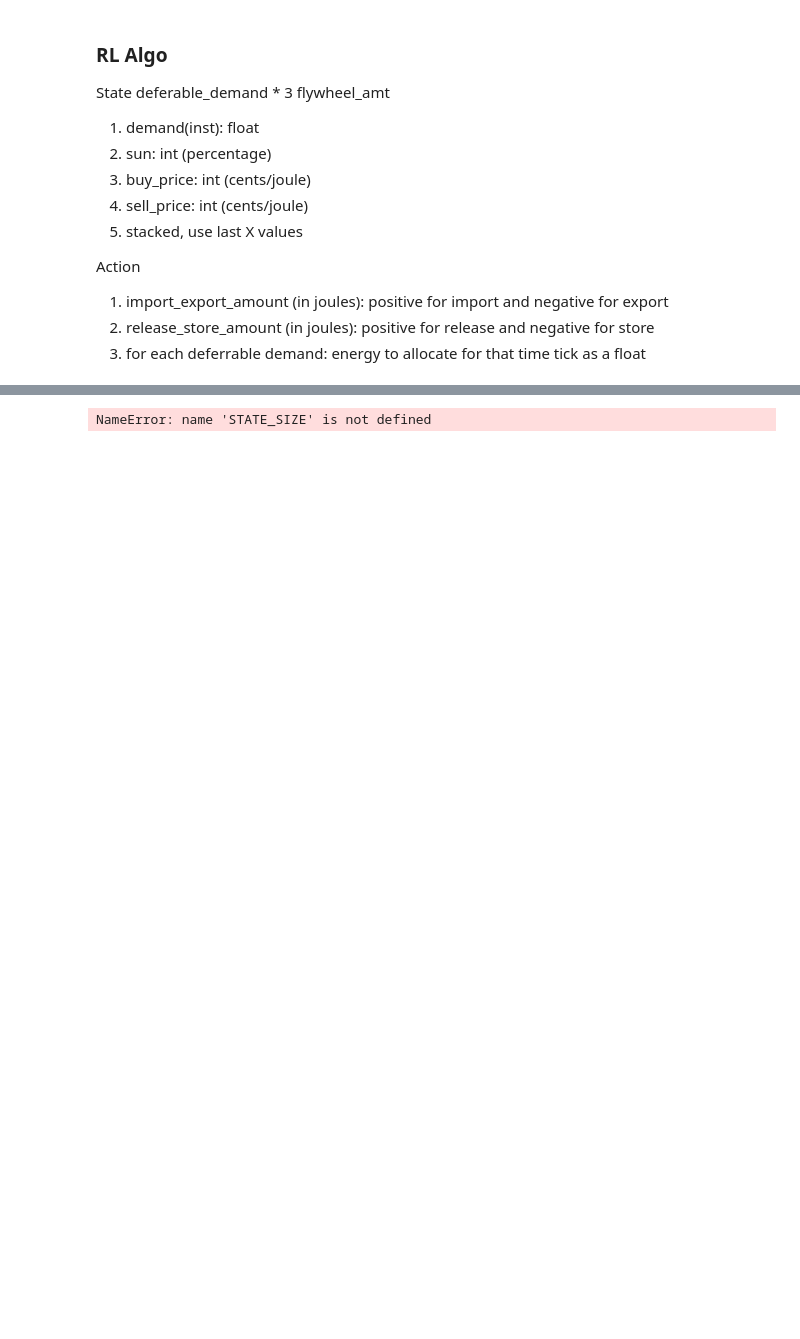
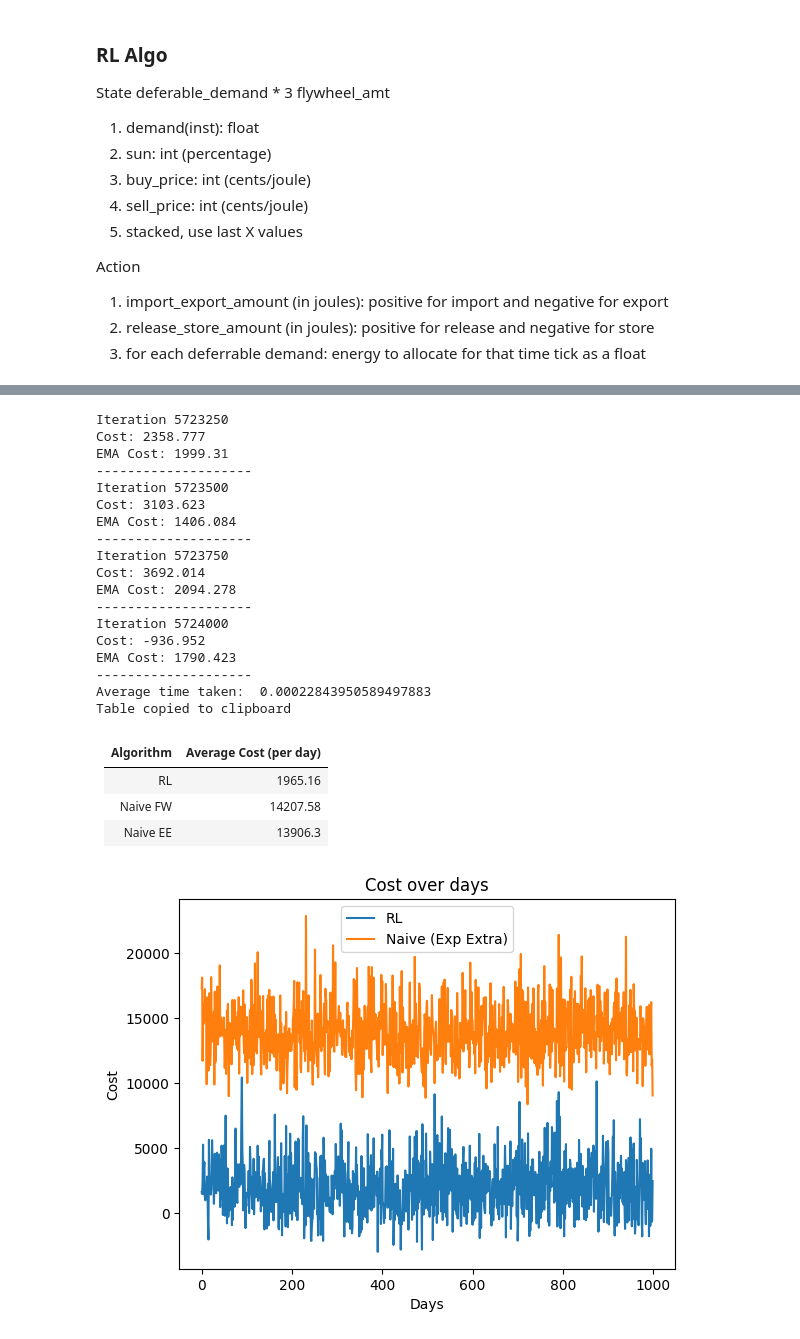
Before and after one commit to vishesh32/QuintupleE, a Jupyter notebook: server/optimisation/rl.ipynb, the cells around one changed output, grey strips where cells are left out. Drawn from its saved outputs; the diff is of its cells as text; code cells hidden in the pictures; blank space fills up the shorter version.

```diff
--- a/server/optimisation/rl.ipynb
+++ b/server/optimisation/rl.ipynb
@@ -445,7 +468,7 @@ from IPython.display import display, Markdown
 import pyperclip
 
 policy_network = load_policy_network_checkpoint("pn_epochs1000_trajruns_10_ema100")
-start = 100000
+start = 5723031
 size = 1000
 day, ticks = getTicksForDay(start)
 _, yest_ticks = getTicksForDay(start - 1)
@@ -464,37 +487,62 @@ for i in range(start + 1, start + size + 1):
     total += end_time - start_time
     costs.append(r["cost"])
     naive_store_fw.append(simulate_day_naive(day, new_ticks, use_flywheel=True))
     naive_export_extra.append(simulate_day_naive(day, new_ticks, export_extra=True))
     yest_ticks = ticks
 
     if i % 250 == 0:
         print(f"Iteration {i}")
         print("Cost:", round(r["cost"], 3))
         emas = get_ema(costs, 100)
         print("EMA Cost:", round(emas[-1], 3))
         print('-' * 20)
 
 print("Average time taken: ", total / (size * 60))
 
 table_md = "| Algorithm | Average Cost (per day) |\n"
 table_md += "|-----------|------------------------|\n"
 table_md += f"| RL | {round(np.mean(costs), 2)} |\n"
 table_md += f"| Naive FW | {round(np.mean(naive_store_fw), 2)} |\n"
 table_md += f"| Naive EE | {round(np.mean(naive_export_extra), 2)} |\n"
 pyperclip.copy(table_md)
 print("Table copied to clipboard")
 display(Markdown(table_md))
 
-plt.plot(get_ema(costs, 100), label="RL")
-plt.plot(get_ema(naive_store_fw, 100), label="Naive (With FW)")
-plt.plot(get_ema(naive_export_extra, 100), label="Naive (Exp Extra)")
+# plt.plot(get_ema(costs, 100), label="RL")
+plt.plot(costs, label="RL")
+# plt.plot(get_ema(naive_store_fw, 100), label="Naive (With FW)")
+# plt.plot(get_ema(naive_export_extra, 100), label="Naive (Exp Extra)")
+plt.plot(naive_export_extra, label="Naive (Exp Extra)")
 plt.xlabel("Days")
 plt.ylabel("Cost")
 plt.title("Cost over days")
 plt.legend()
 plt.show()
 # %% [output]
-NameError: name 'STATE_SIZE' is not defined
+Iteration 5723250
+Cost: 2358.777
+EMA Cost: 1999.31
+--------------------
+Iteration 5723500
+Cost: 3103.623
+EMA Cost: 1406.084
+--------------------
+Iteration 5723750
+Cost: 3692.014
+EMA Cost: 2094.278
+--------------------
+Iteration 5724000
+Cost: -936.952
+EMA Cost: 1790.423
+--------------------
+Average time taken:  0.00022843950589497883
+Table copied to clipboard
+| Algorithm | Average Cost (per day) |
+|-----------|------------------------|
+| RL | 1965.16 |
+| Naive FW | 14207.58 |
+| Naive EE | 13906.3 |
+[figure, added]
 # %%
 '''Potential Improvements:
 
```
Also changed, not shown: parts of 3 cells of this notebook, 8 other files.
